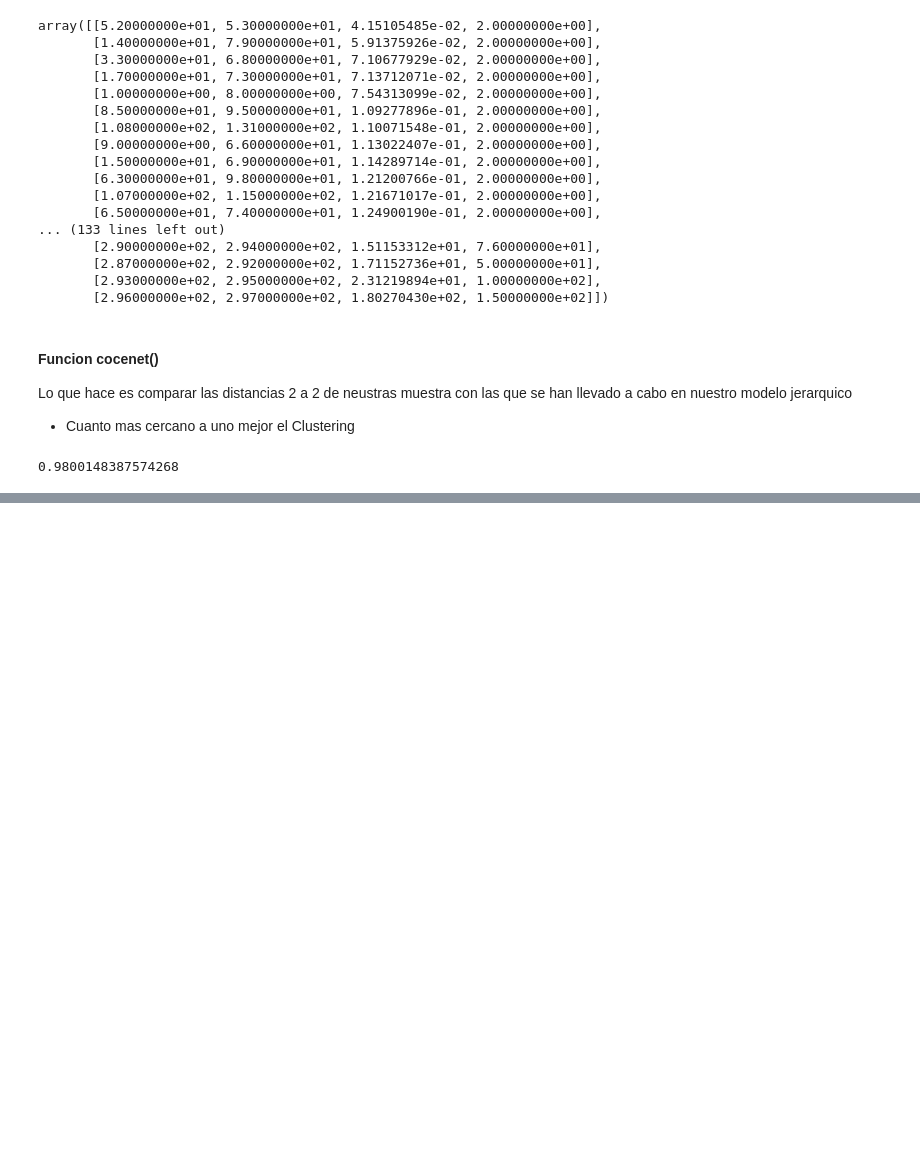
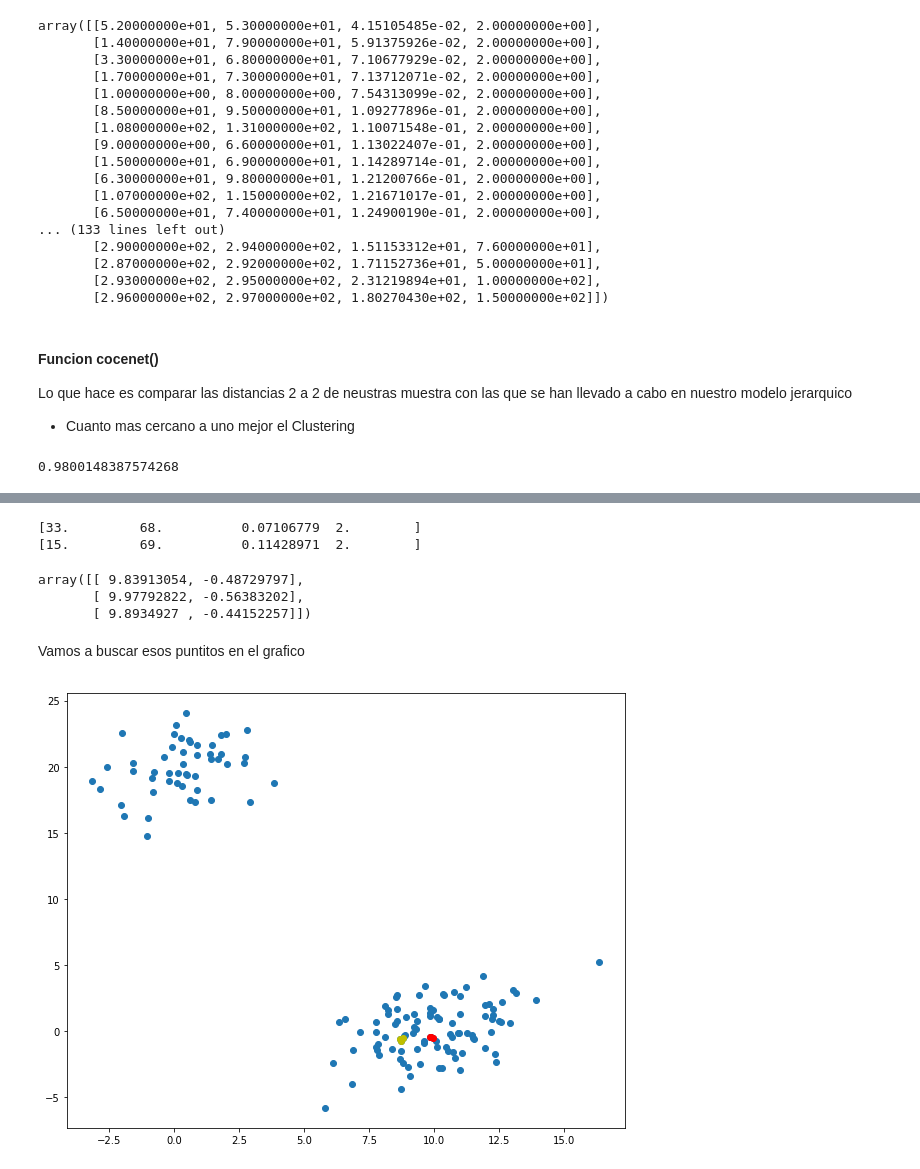
Before and after one commit to Karenahv/python-ml-curso, a Jupyter notebook: notebooks/T6 - 2 - Clustering Jerárquico.ipynb, the cells around one changed output, grey strips where cells are left out. Drawn from its saved outputs; the diff is of its cells as text; code cells hidden in the pictures; blank space fills up the shorter version.

```diff
--- a/notebooks/T6 - 2 - Clustering Jerárquico.ipynb
+++ b/notebooks/T6 - 2 - Clustering Jerárquico.ipynb
@@ -74,0 +106,24 @@ c
+# %%
+print(Z[152-len(X)])# cluster 152
+print(Z[158-len(X)])#cluster 158
+# %% [output]
+[33.         68.          0.07106779  2.        ]
+[15.         69.          0.11428971  2.        ]
+# %%
+X[[33, 62, 68]]#el 62 se puede ver en la lista
+# %% [output]
+array([[ 9.83913054, -0.48729797],
+       [ 9.97792822, -0.56383202],
+       [ 9.8934927 , -0.44152257]])
+# %% [markdown]
+Vamos a buscar esos puntitos en el grafico
+# %%
+idx= [33,62,68]
+idx2 = [15,69,41]
+plt.figure(figsize=(10,8))
+plt.scatter(X[:,0], X[:,1])#pintar todos los puntos (todas las columnas 0 y 1)
+plt.scatter(X[idx,0], X[idx,1], c='r')##destacamos en rojo los puntos interesantes
+plt.scatter(X[idx2,0], X[idx2,1], c='y')##destacamos en amarillo el segundo cluster
+plt.show()
+# %% [output]
+[figure, added]
```
Also changed, not shown: parts of 21 cells of this notebook.
